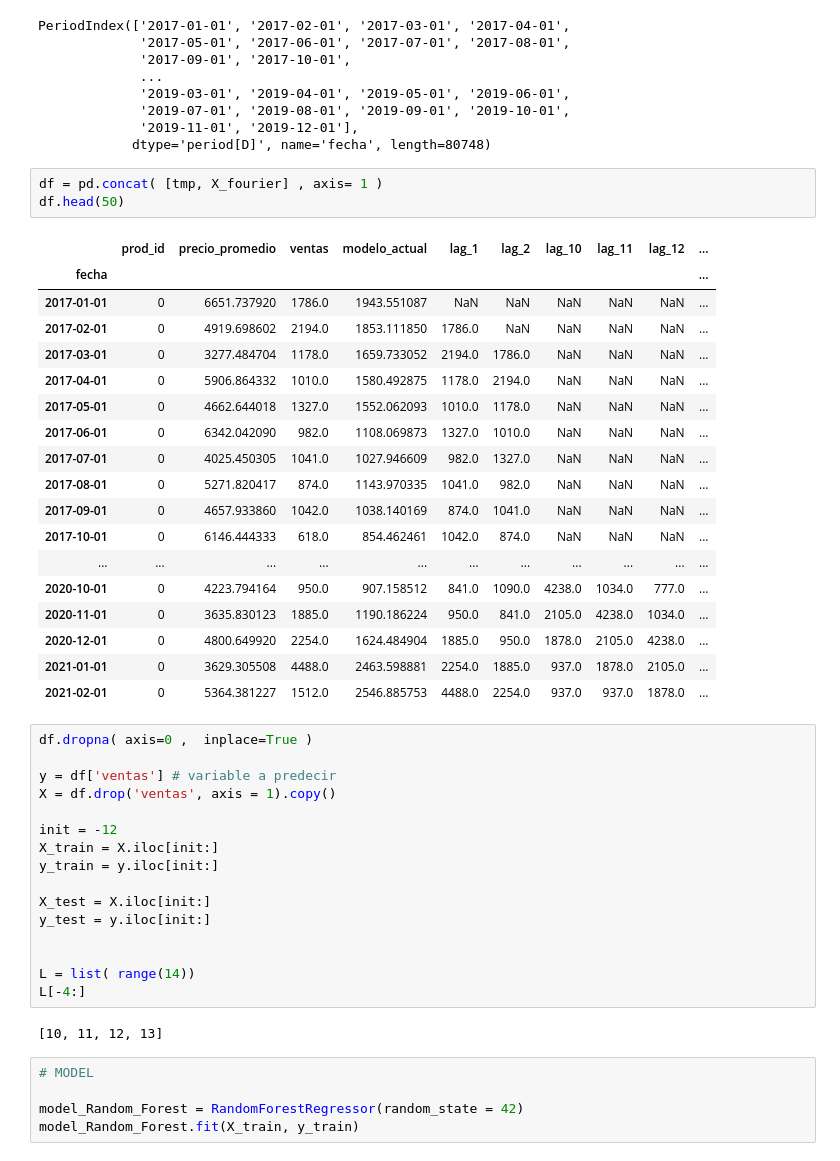
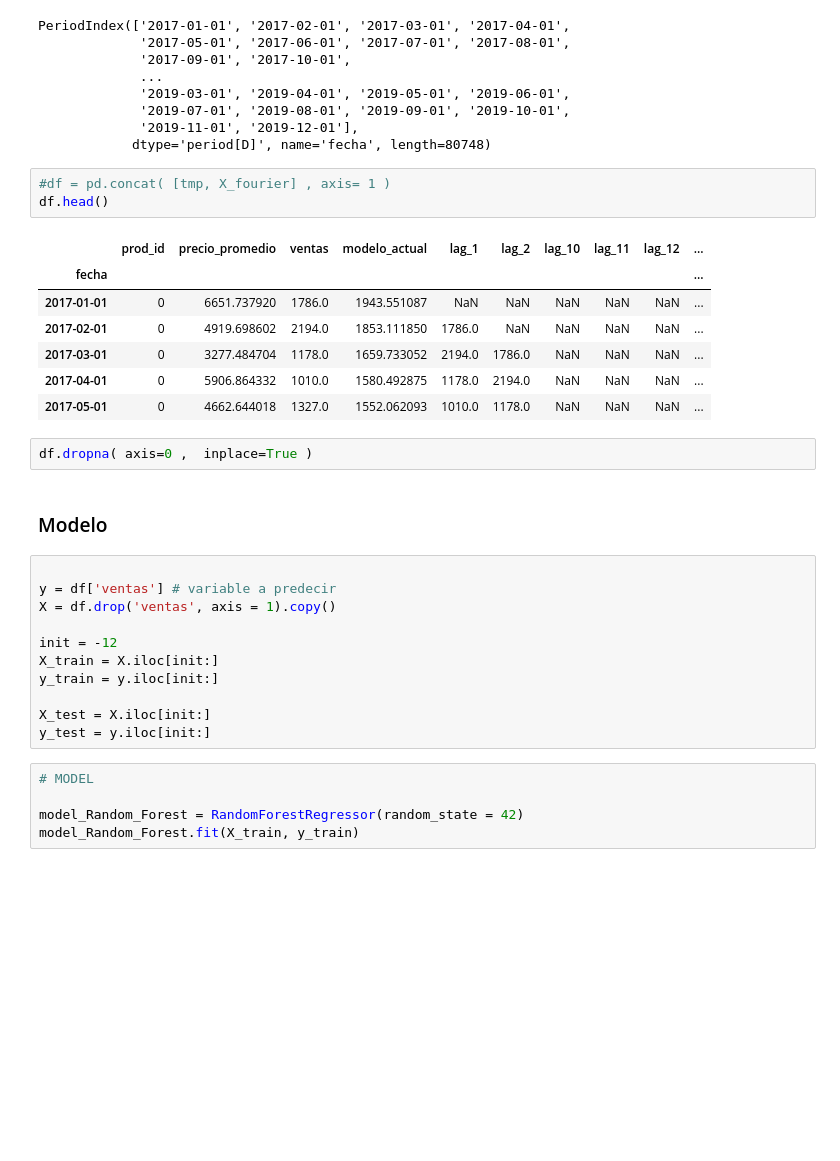
Before and after one commit to cristianBMJ/Brain_Food_challengue, a Jupyter notebook: solucion_desafio_BF.ipynb, the cells around one changed output. Drawn from its saved outputs; the diff is of its cells as text; blank space fills up the shorter version.

```diff
--- a/solucion_desafio_BF.ipynb
+++ b/solucion_desafio_BF.ipynb
@@ -341,29 +332,21 @@ PeriodIndex(['2017-01-01', '2017-02-01', '2017-03-01', '2017-04-01',
              '2019-11-01', '2019-12-01'],
             dtype='period[D]', name='fecha', length=80748)
 # %%
-df = pd.concat( [tmp, X_fourier] , axis= 1 )
-df.head(50)
+#df = pd.concat( [tmp, X_fourier] , axis= 1 )
+df.head()
 # %% [output]
 |  | prod_id | precio_promedio | ventas | modelo_actual | lag_1 | lag_2 | lag_10 | lag_11 | lag_12 | ... |
 | fecha |  |  |  |  |  |  |  |  |  | ... |
 | 2017-01-01 | 0 | 6651.737920 | 1786.0 | 1943.551087 | NaN | NaN | NaN | NaN | NaN | ... |
 | 2017-02-01 | 0 | 4919.698602 | 2194.0 | 1853.111850 | 1786.0 | NaN | NaN | NaN | NaN | ... |
 | 2017-03-01 | 0 | 3277.484704 | 1178.0 | 1659.733052 | 2194.0 | 1786.0 | NaN | NaN | NaN | ... |
 | 2017-04-01 | 0 | 5906.864332 | 1010.0 | 1580.492875 | 1178.0 | 2194.0 | NaN | NaN | NaN | ... |
 | 2017-05-01 | 0 | 4662.644018 | 1327.0 | 1552.062093 | 1010.0 | 1178.0 | NaN | NaN | NaN | ... |
-| 2017-06-01 | 0 | 6342.042090 | 982.0 | 1108.069873 | 1327.0 | 1010.0 | NaN | NaN | NaN | ... |
-| 2017-07-01 | 0 | 4025.450305 | 1041.0 | 1027.946609 | 982.0 | 1327.0 | NaN | NaN | NaN | ... |
-| 2017-08-01 | 0 | 5271.820417 | 874.0 | 1143.970335 | 1041.0 | 982.0 | NaN | NaN | NaN | ... |
-| 2017-09-01 | 0 | 4657.933860 | 1042.0 | 1038.140169 | 874.0 | 1041.0 | NaN | NaN | NaN | ... |
-| 2017-10-01 | 0 | 6146.444333 | 618.0 | 854.462461 | 1042.0 | 874.0 | NaN | NaN | NaN | ... |
-| ... | ... | ... | ... | ... | ... | ... | ... | ... | ... | ... |
-| 2020-10-01 | 0 | 4223.794164 | 950.0 | 907.158512 | 841.0 | 1090.0 | 4238.0 | 1034.0 | 777.0 | ... |
-| 2020-11-01 | 0 | 3635.830123 | 1885.0 | 1190.186224 | 950.0 | 841.0 | 2105.0 | 4238.0 | 1034.0 | ... |
-| 2020-12-01 | 0 | 4800.649920 | 2254.0 | 1624.484904 | 1885.0 | 950.0 | 1878.0 | 2105.0 | 4238.0 | ... |
-| 2021-01-01 | 0 | 3629.305508 | 4488.0 | 2463.598881 | 2254.0 | 1885.0 | 937.0 | 1878.0 | 2105.0 | ... |
-| 2021-02-01 | 0 | 5364.381227 | 1512.0 | 2546.885753 | 4488.0 | 2254.0 | 937.0 | 937.0 | 1878.0 | ... |
+# %%
+df.dropna( axis=0 ,  inplace=True )
+# %% [markdown]
+### Modelo
 # %%
-df.dropna( axis=0 ,  inplace=True )
 
 y = df['ventas'] # variable a predecir
 X = df.drop('ventas', axis = 1).copy()
@@ -374,12 +357,6 @@ y_train = y.iloc[init:]
 
 X_test = X.iloc[init:]
 y_test = y.iloc[init:]
-
-
-L = list( range(14))
-L[-4:]
-# %% [output]
-[10, 11, 12, 13]
 # %%
 # MODEL
 
```
Also changed, not shown: parts of 21 cells of this notebook.
